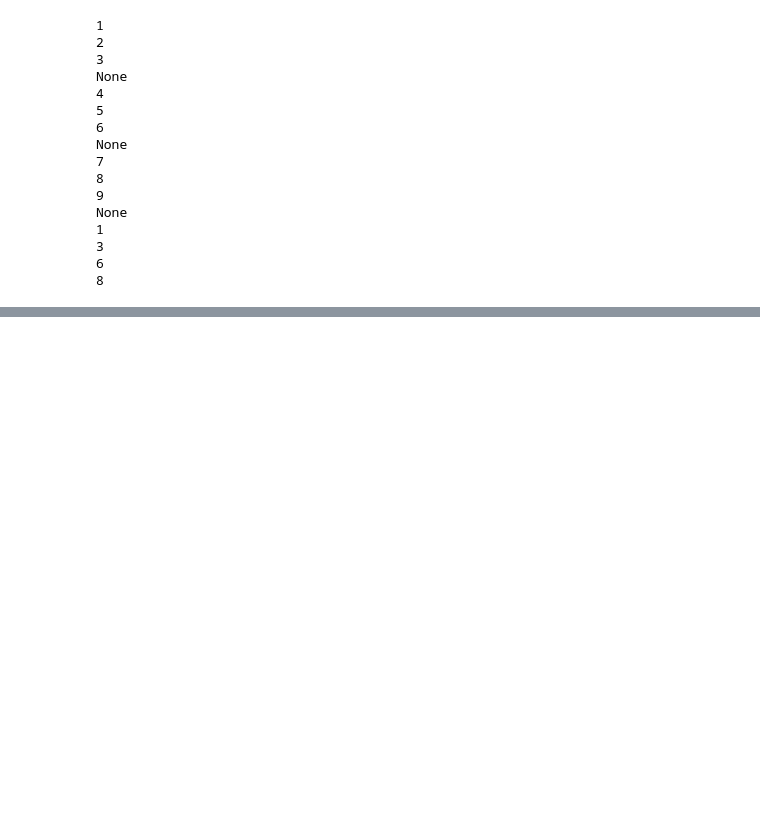
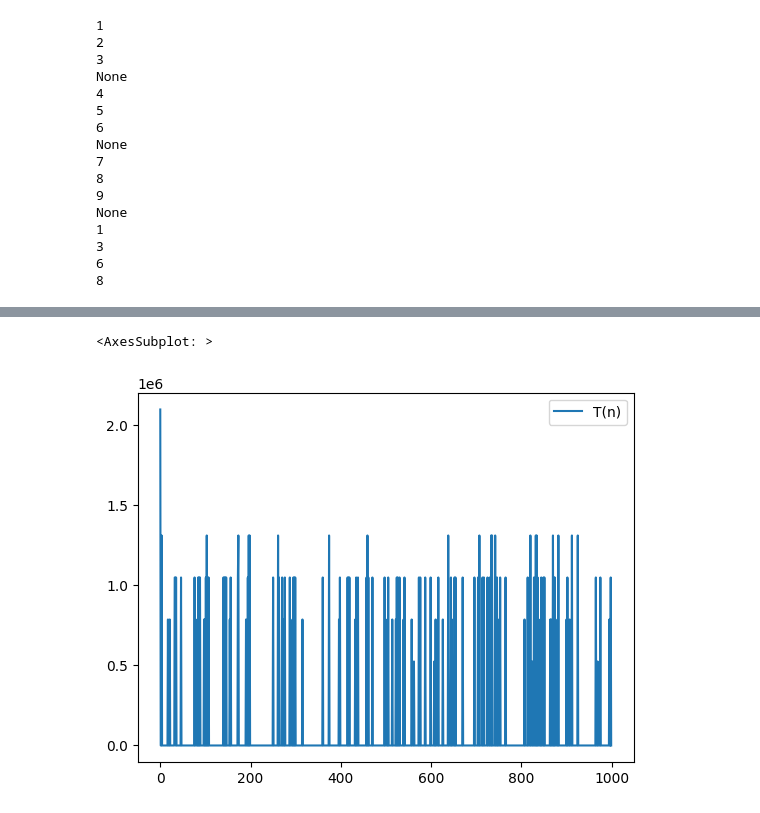
Before and after one commit to juanfranciscocis/Data-Structures, a Jupyter notebook: homework_2/homework_2.ipynb, the cells around one changed output, grey strips where cells are left out. Saved outputs shown, nothing was run; the diff lists cells and outputs as text; code cells hidden in the pictures; blank space fills up the shorter version.

```diff
--- a/homework_2/homework_2.ipynb
+++ b/homework_2/homework_2.ipynb
@@ -617,0 +618,18 @@ None
+# %%
+import random
+def getNum ():
+    return random.randint(1, 100)
+# %%
+result = []
+for f in range(1000):
+    number = getNum()
+    n = numbers(number,number,number)
+    result.append(n)
+# %%
+from matplotlib import pyplot as plt
+import numpy as np
+import pandas as pd
+
+df = pd.DataFrame(zip(result))#DEFINE THE DATA FRAME
+df.columns = ['T(n)']
+df
@@ -617,0 +650,5 @@ None
+# %%
+df.plot(y='T(n)')
+# %% [output]
+<AxesSubplot: >
+[figure, added]
```
Also changed, not shown: parts of 5 cells of this notebook, 1 other file.
